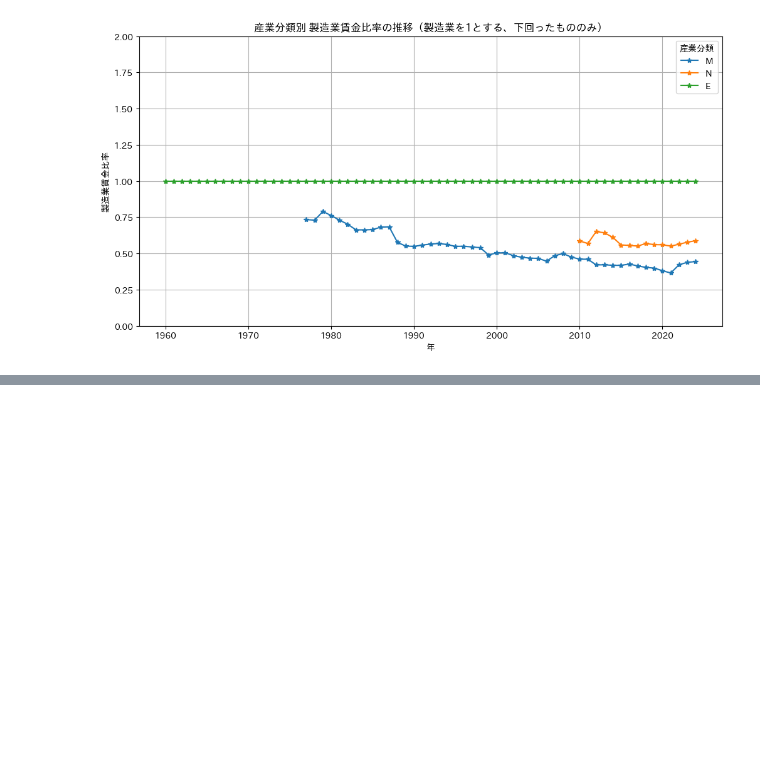
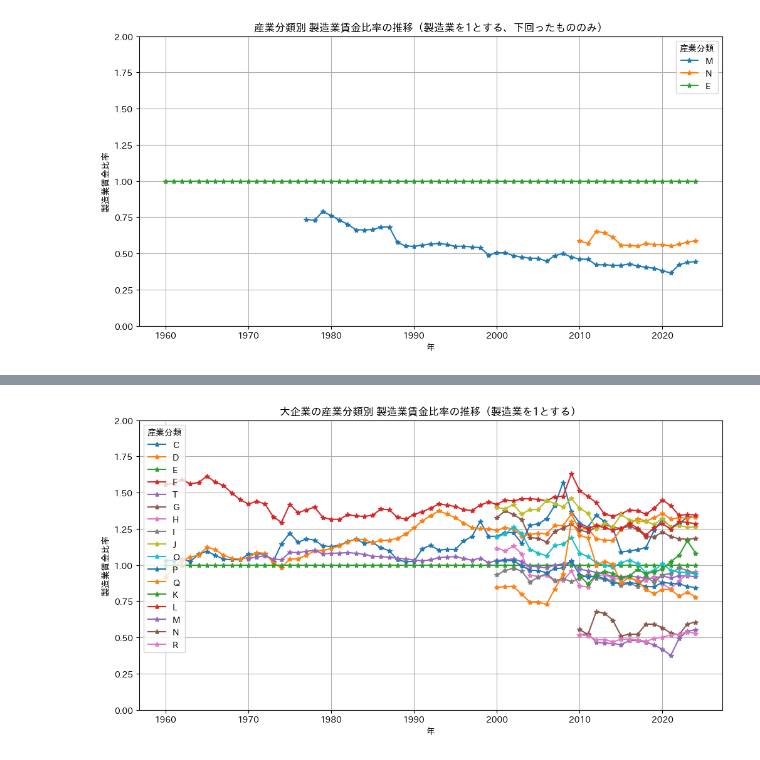
Before and after one commit to M-Yusei1001/K417_Capstone_G9, a Jupyter notebook: maikin_eda.ipynb, the cells around one changed output, grey strips where cells are left out. Cells and saved outputs as stored; diff of their text form; code cells hidden in the pictures; blank space fills up the shorter version.

```diff
--- a/maikin_eda.ipynb
+++ b/maikin_eda.ipynb
@@ -153,0 +305,14 @@ plt.show()
+# %%
+# 数値列を数値型に変換
+companies_l["現金給与総額"] = pd.to_numeric(companies_l["現金給与総額"], errors='coerce')
+companies_l["規模"] = pd.to_numeric(companies_l["規模"], errors='coerce')
+
+companies_sm["現金給与総額"] = pd.to_numeric(companies_sm["現金給与総額"], errors='coerce')
+companies_sm["規模"] = pd.to_numeric(companies_sm["規模"], errors='coerce')
+
+# 規模ごとに分かれているデータを、それぞれ平均して統一
+companies_l = companies_l.groupby(["年", "月", "産業分類", "就業形態"]).mean(numeric_only=True).reset_index()
+companies_l.head()
+
+companies_sm = companies_sm.groupby(["年", "月", "産業分類", "就業形態"]).mean(numeric_only=True).reset_index()
+companies_sm.head()
@@ -153,0 +326,15 @@ plt.show()
+# %%
+# 就業形態が0（全形態）のみを抽出
+companies_l = companies_l[companies_l["就業形態"] == 0]
+companies_sm = companies_sm[companies_sm["就業形態"] == 0]
+
+# 不要な列をドロップ
+companies_l = companies_l.drop(columns=["月","規模","就業形態"])
+companies_sm = companies_sm.drop(columns=["月","規模","就業形態"])
+# %%
+# その年の製造業に対する賃金比率を計算、小数点第3位まで
+companies_l["製造業賃金比率"] = companies_l.apply(lambda row: round(row["現金給与総額"] / companies_l[(companies_l["年"] == row["年"]) & (companies_l["産業分類"] == "E")]["現金給与総額"].values[0], 3), axis=1)
+companies_l.head()
+
+companies_sm["製造業賃金比率"] = companies_sm.apply(lambda row: round(row["現金給与総額"] / companies_sm[(companies_sm["年"] == row["年"]) & (companies_sm["産業分類"] == "E")]["現金給与総額"].values[0], 3), axis=1)
+companies_sm.head()
@@ -153,0 +348,17 @@ plt.show()
+# %%
+# 各産業別に線を分けて、折れ線グラフでプロット
+plt.figure(figsize=(12, 6))
+
+for industry in companies_l["産業分類"].unique():
+    industry_data = companies_l[companies_l["産業分類"] == industry]
+    plt.plot(industry_data["年"], industry_data["製造業賃金比率"], marker='*', label=industry)
+
+plt.xlabel("年")
+plt.ylabel("製造業賃金比率")
+plt.ylim(0.0, 2.0)
+plt.title("大企業の産業分類別 製造業賃金比率の推移（製造業を1とする）")
+plt.legend(title="産業分類")
+plt.grid(True)
+plt.show()
+# %% [output]
+[figure, added]
```
Also changed, not shown: parts of 65 cells of this notebook, 17 other files.
